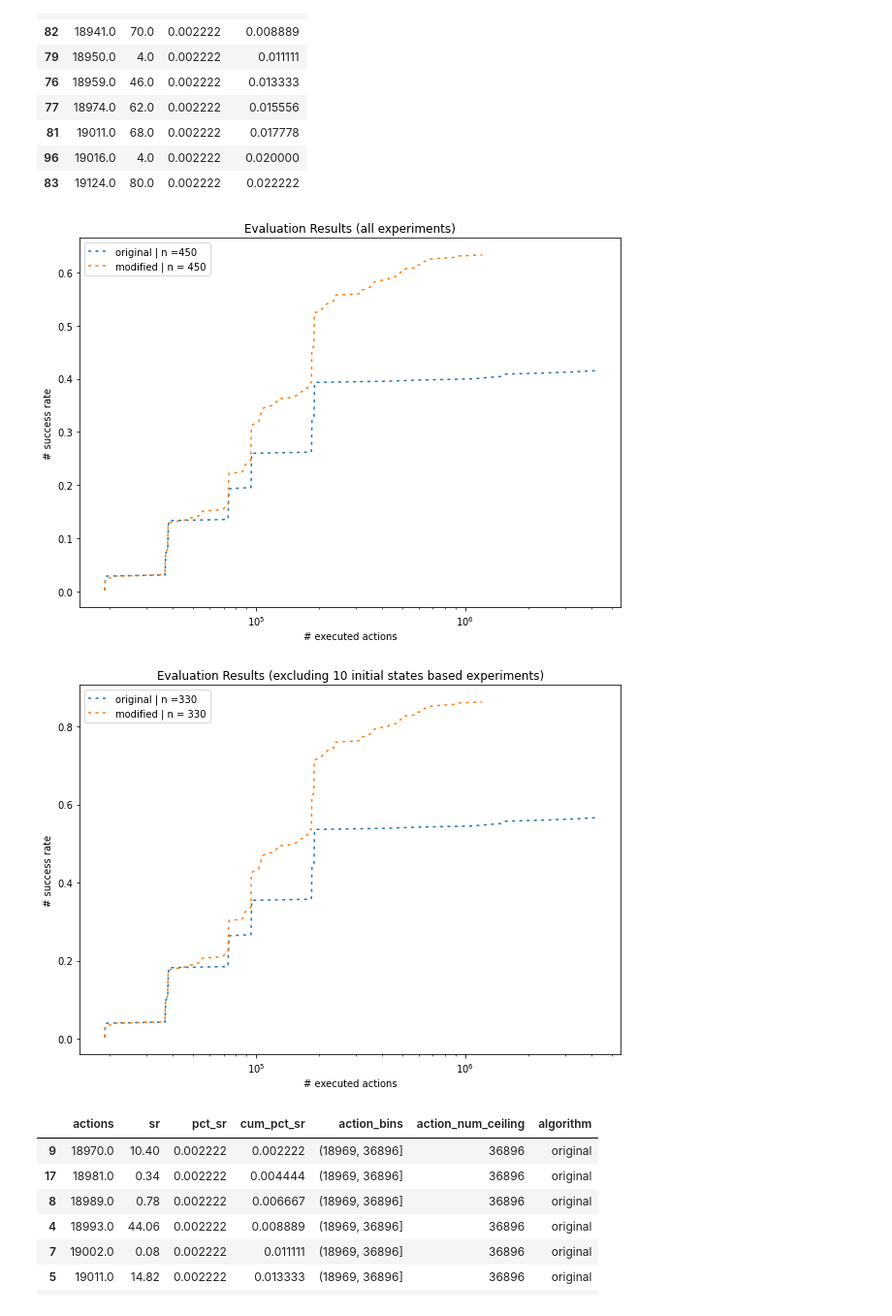
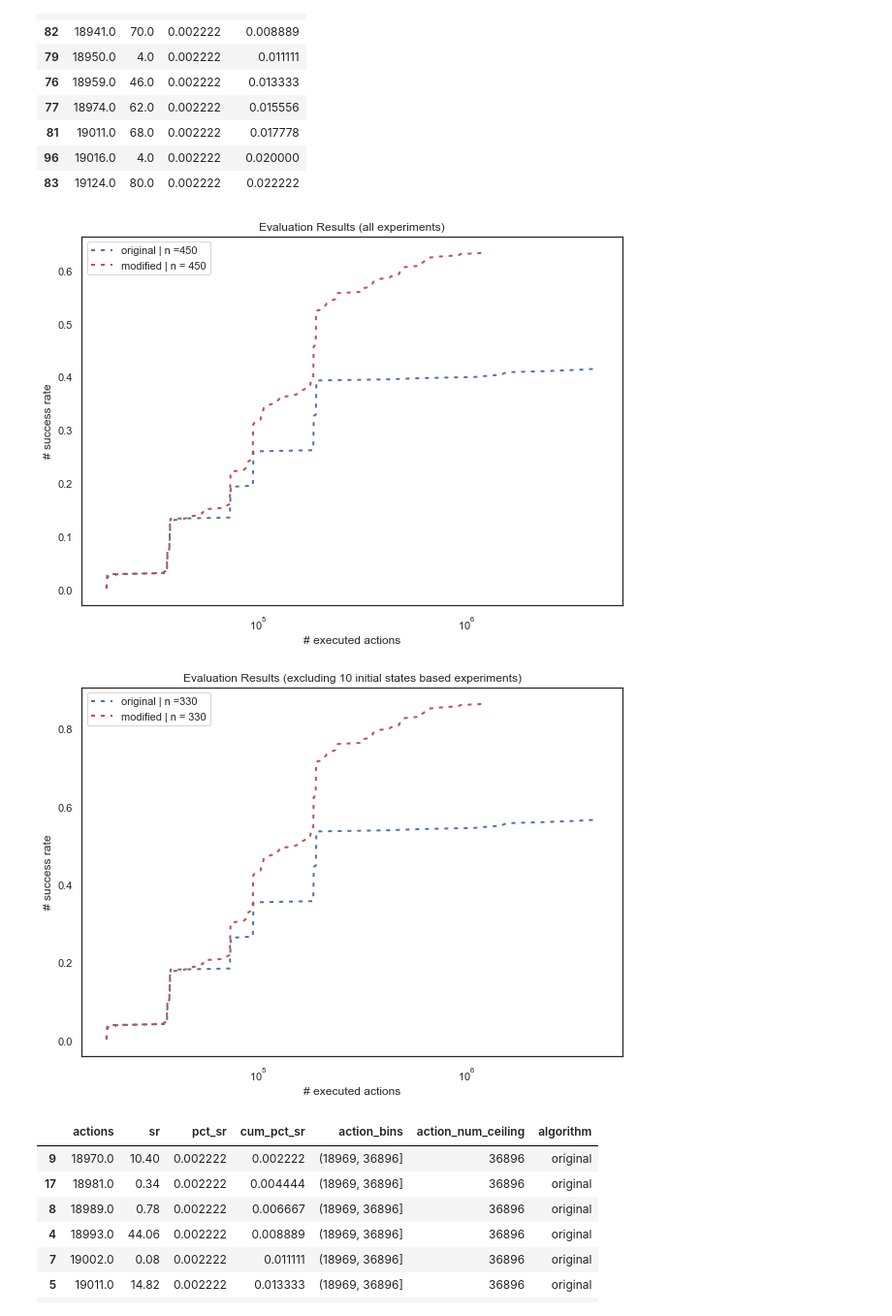
Before and after one commit to PandulaP/RL_Research, a Jupyter notebook: Pb_policy_iteration/cart_pole_modified_env/modified_algo_analysis/mod_vs_original_algo_experiments/evaluation_results.ipynb, the cells around one changed output. Shown at 97% size. Drawn from its saved outputs; the diff is of its cells as text; code cells hidden in the pictures.

```diff
--- a/Pb_policy_iteration/cart_pole_modified_env/modified_algo_analysis/mod_vs_original_algo_experiments/evaluation_results.ipynb
+++ b/Pb_policy_iteration/cart_pole_modified_env/modified_algo_analysis/mod_vs_original_algo_experiments/evaluation_results.ipynb
@@ -3,6 +3,8 @@ import pandas as pd
 import numpy as np
 import matplotlib.pyplot as plt
 import seaborn as sns
+
+sns.set(style="white")
 # %%
 def process_eval_file(file_name:str):
 
@@ -287,12 +289,16 @@ fig, ax = plt.subplots(figsize=(10,7))
 ax.plot(action_sr_pairs_original_df.actions
         , action_sr_pairs_original_df.cum_pct_sr
         , linestyle=':'
+        , linewidth =  2
+        , c = 'b'
         , dashes=(2, 3)
         , label = f'original | n ={tot_exp_original}')
 
 ax.plot(action_sr_pairs_modified_df.actions
         , action_sr_pairs_modified_df.cum_pct_sr
         , linestyle=':'
+        , linewidth =  2
+        , c = 'r'
         , dashes=(2, 3)
         , label = f'modified | n = {tot_exp_modified}')
 
@@ -304,31 +310,35 @@ plt.legend(loc = 'upper left')
 plt.xscale('log')
 plt.show()
 # %% [output]
-[figure, old version]
+[figure, new version]
 # %%
 fig, ax = plt.subplots(figsize=(10,7))
 
 ax.plot(action_sr_pairs_original_df_2.actions
         , action_sr_pairs_original_df_2.cum_pct_sr
         , linestyle=':'
+        , linewidth = 2
+        , c = 'b'
         , dashes=(2, 3)
         , label = f'original | n ={tot_exp_original_2}')
 
 ax.plot(action_sr_pairs_modified_df_2.actions
         , action_sr_pairs_modified_df_2.cum_pct_sr
         , linestyle=':'
+        , linewidth =  2
+        , c = 'r'
         , dashes=(2, 3)
         , label = f'modified | n = {tot_exp_modified_2}')
 
 
 plt.ylabel('# success rate')
 plt.xlabel('# executed actions')
 plt.title('Evaluation Results (excluding 10 initial states based experiments)')
 plt.legend(loc = 'upper left')
 plt.xscale('log')
 plt.show()
 # %% [output]
-[figure, old version]
+[figure, new version]
 # %%
 # Compute bins for the 'actions'
 # Here, I use the percentile values of the existing 'action' values
```
Also changed, not shown: parts of 13 cells of this notebook.
